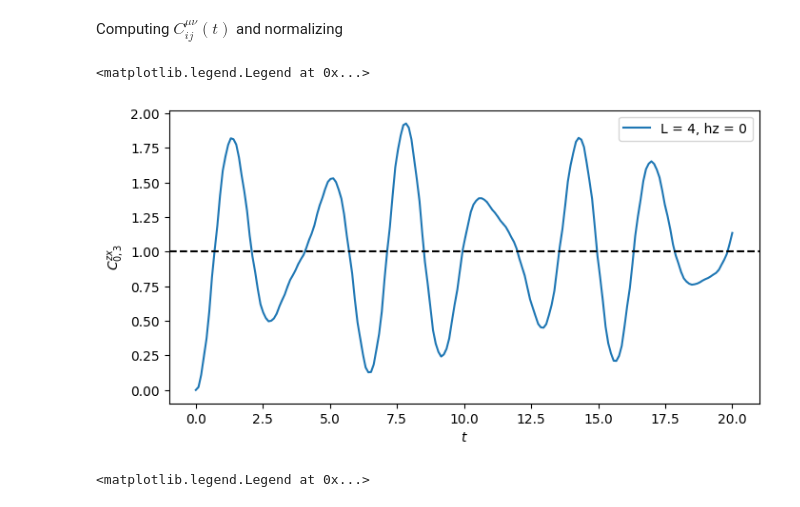
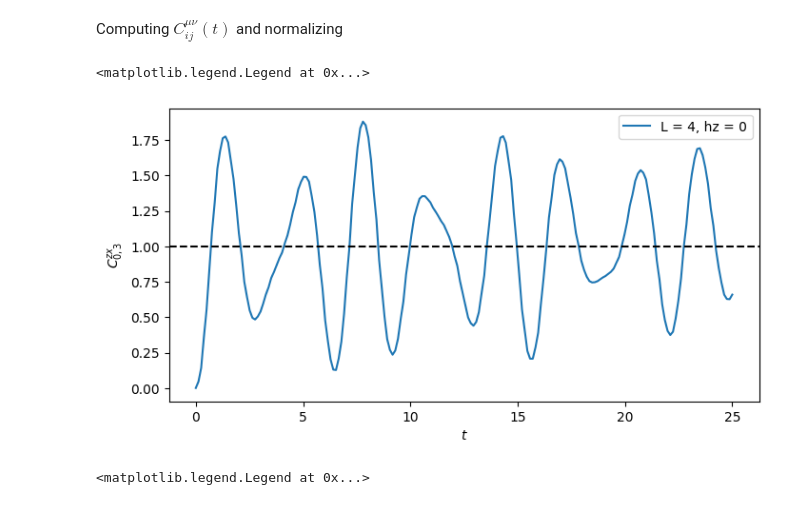
Before and after one commit to Kenji-Maeda/chaos, a Jupyter notebook: short spin chain.ipynb, the cells around one changed output. Drawn from its saved outputs; the diff is of its cells as text; code cells hidden in the pictures.

```diff
--- a/short spin chain.ipynb
+++ b/short spin chain.ipynb
@@ -146,32 +146,32 @@ Computing $C^{\mu\nu}_{ij}(t)$ and normalizing
 # %%
 L = 4
 Nt = 200
-t_end = 20
+t_end = 25
 J= 20
 hx = 1
 hz = 0
 mu = 3
 nu = 1
 site_1 = 0
 site_2 = 3
 BC = 'obc'
 c_test = np.zeros(Nt)
 tlist = np.linspace(0,t_end,Nt)
 for i, t in enumerate(tlist):
     c_test[i] = otoc_t(L,J,hz,hx,t,mu,nu,site_1,site_2)
 
 Dt = 20
 otoc_norm, std1 = get_std(c_test, tlist, Dt)
 
 plt.figure(figsize=(8,4))
 plt.plot(tlist,otoc_norm, label = f'L = {L}, hz = {hz}')
 plt.axhline(y=1, color='black', linestyle='--')
 plt.xlabel('$t$')
 plt.ylabel('$C^{zx}_{0,3} $')
 plt.legend()
 # %% [output]
 <matplotlib.legend.Legend at 0x...>
-[figure, old version]
+[figure, new version]
 # %%
 L = 4
 Nt = 250
```
Also changed, not shown: parts of 6 cells of this notebook, 4 other files.
